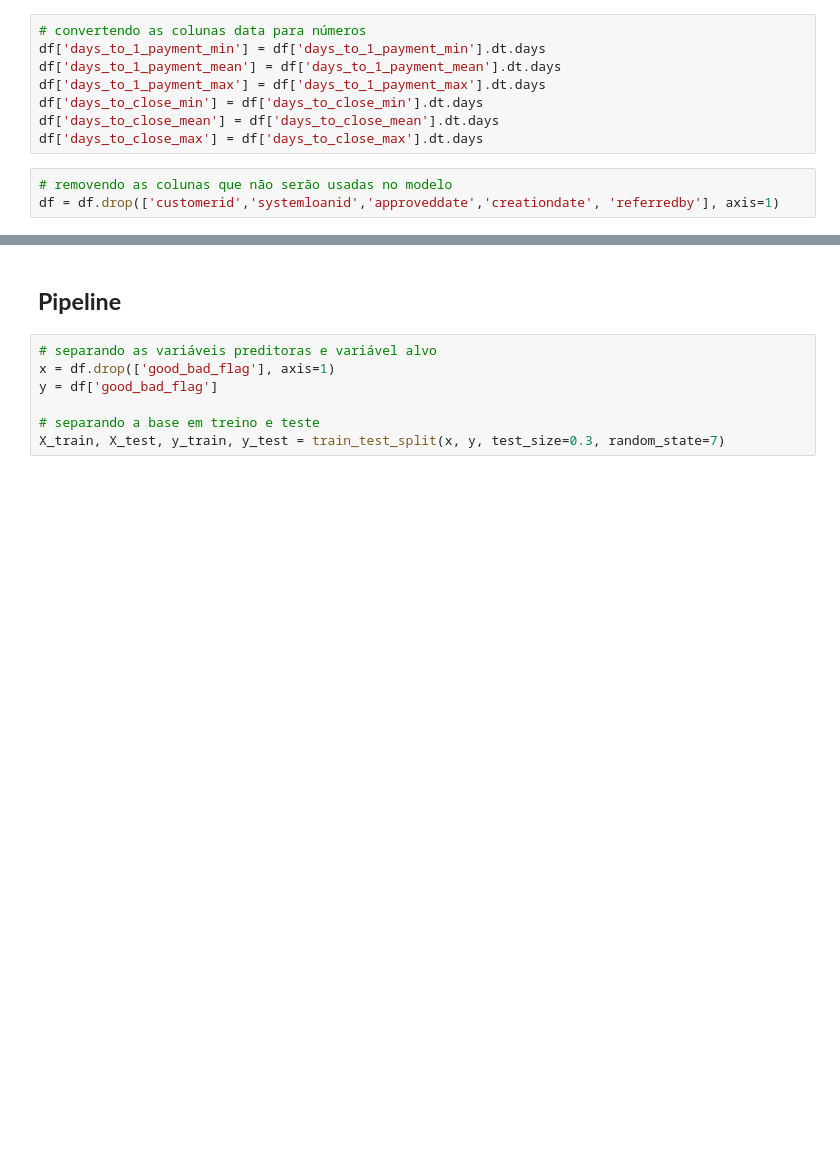
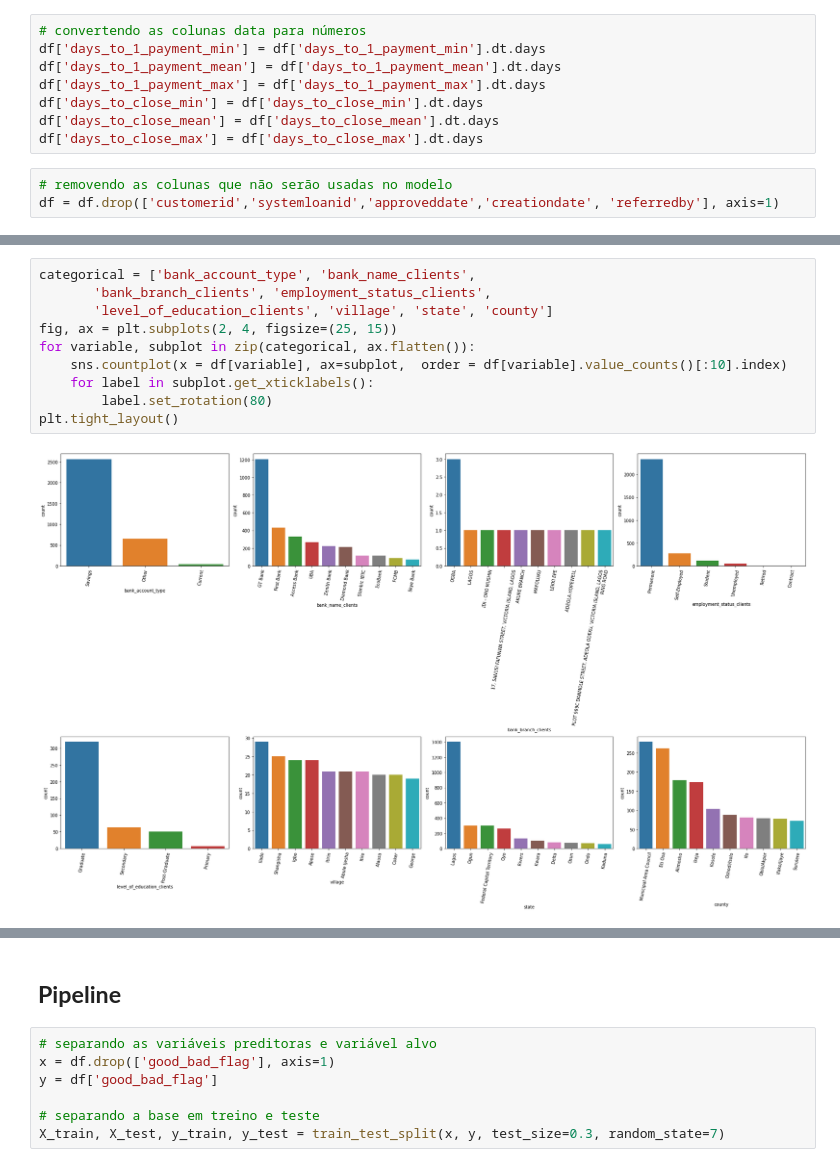
Before and after one commit to xandeea/Loan-Default-Prediction-Nigeria, a Jupyter notebook: Loan_Default_Prediction.ipynb, the cells around one changed output, grey strips where cells are left out. Cells and saved outputs as stored; diff of their text form; blank space fills up the shorter version.

```diff
--- a/Loan_Default_Prediction.ipynb
+++ b/Loan_Default_Prediction.ipynb
@@ -229,0 +243,12 @@ memory usage: 841.5+ KB
+# %%
+categorical = ['bank_account_type', 'bank_name_clients',
+       'bank_branch_clients', 'employment_status_clients',
+       'level_of_education_clients', 'village', 'state', 'county']
+fig, ax = plt.subplots(2, 4, figsize=(25, 15))
+for variable, subplot in zip(categorical, ax.flatten()):
+    sns.countplot(x = df[variable], ax=subplot,  order = df[variable].value_counts()[:10].index)
+    for label in subplot.get_xticklabels():
+        label.set_rotation(80)
+plt.tight_layout()
+# %% [output]
+[figure, added]
```
Also changed, not shown: parts of 11 cells of this notebook.
